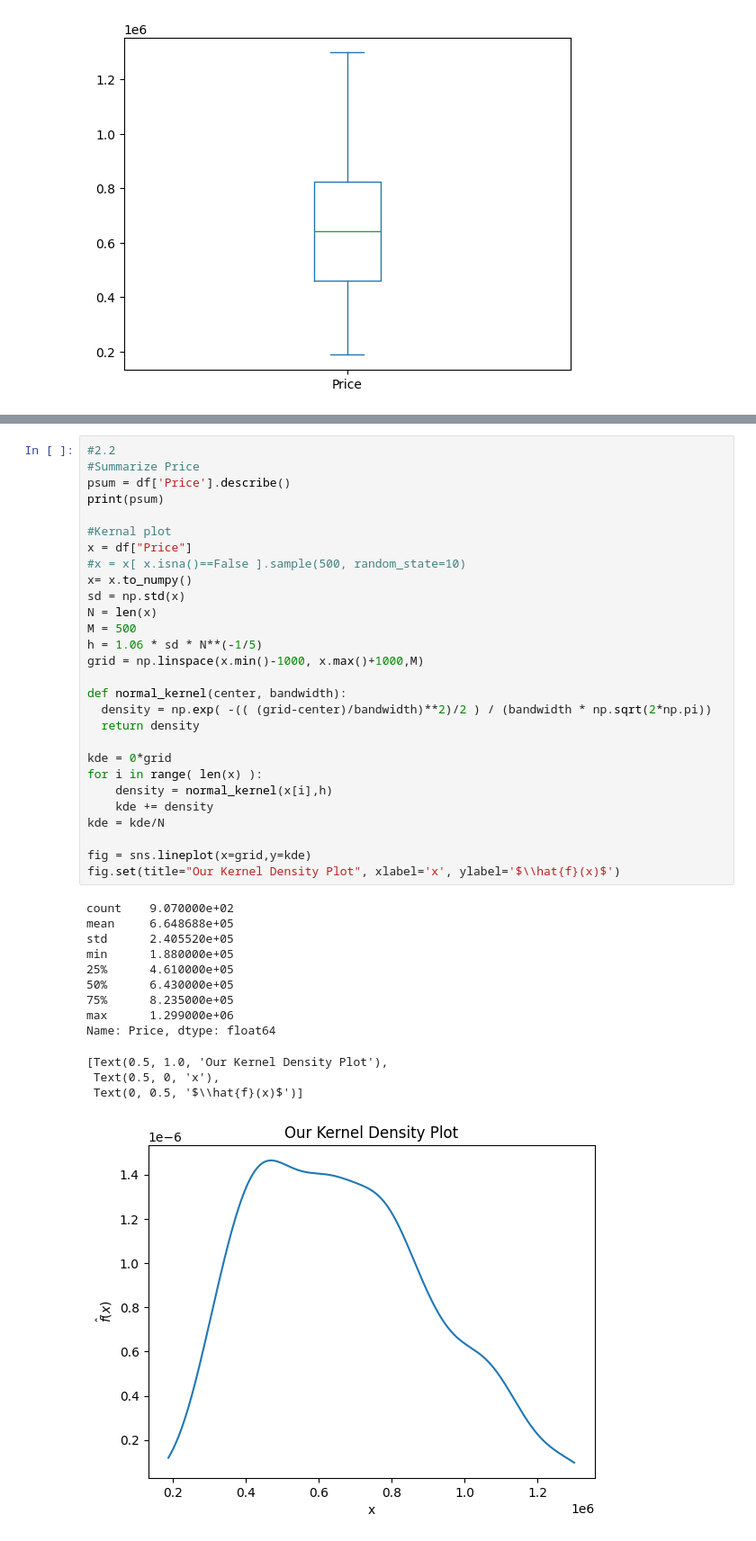
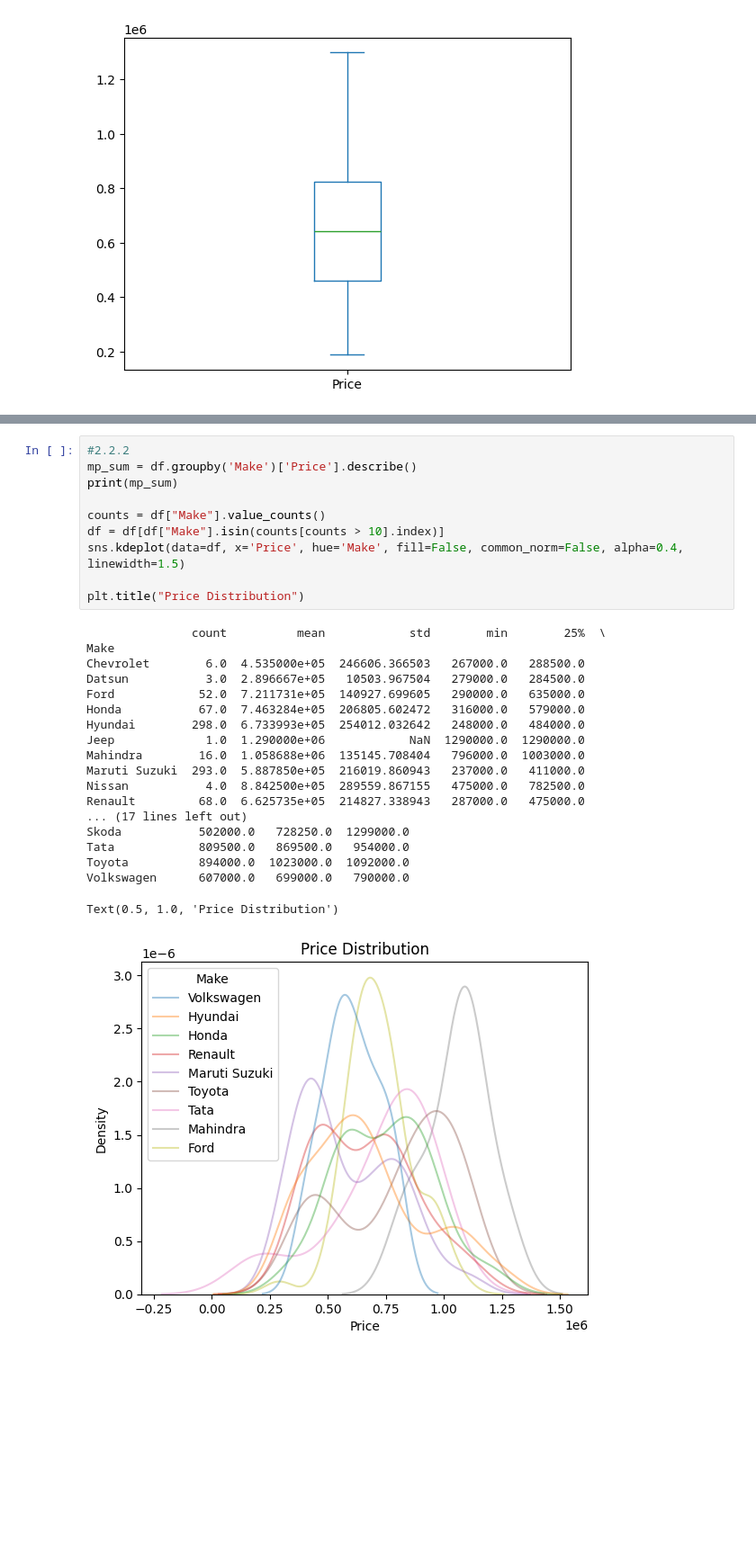
Before and after one commit to nladocsi/linear_models_assignment, a Jupyter notebook: linear_model_assignment.ipynb, the cells around one changed output, grey strips where cells are left out. Shown at 90% size. Drawn from its saved outputs; the diff is of its cells as text; blank space fills up the shorter version.

```diff
--- a/linear_model_assignment.ipynb
+++ b/linear_model_assignment.ipynb
@@ -77,45 +91,33 @@ sns.kdeplot(df["Price"].dropna(), bw_adjust=0.8, fill=False)
-# %%
-#2.2
-#Summarize Price
-psum = df['Price'].describe()
-print(psum)
-
-#Kernal plot
-x = df["Price"]
-#x = x[ x.isna()==False ].sample(500, random_state=10)
-x= x.to_numpy()
-sd = np.std(x)
-N = len(x)
-M = 500
-h = 1.06 * sd * N**(-1/5)
-grid = np.linspace(x.min()-1000, x.max()+1000,M)
-
-def normal_kernel(center, bandwidth):
-  density = np.exp( -(( (grid-center)/bandwidth)**2)/2 ) / (bandwidth * np.sqrt(2*np.pi))
-  return density
-
-kde = 0*grid
-for i in range( len(x) ):
-    density = normal_kernel(x[i],h)
-    kde += density
-kde = kde/N
-
-fig = sns.lineplot(x=grid,y=kde)
-fig.set(title="Our Kernel Density Plot", xlabel='x', ylabel='$\\hat{f}(x)$')
-# %% [output]
-count    9.070000e+02
-mean     6.648688e+05
-std      2.405520e+05
-min      1.880000e+05
-25%      4.610000e+05
-50%      6.430000e+05
-75%      8.235000e+05
-max      1.299000e+06
-Name: Price, dtype: float64
-[Text(0.5, 1.0, 'Our Kernel Density Plot'),
- Text(0.5, 0, 'x'),
- Text(0, 0.5, '$\\hat{f}(x)$')]
-[figure, removed]
+# %%
+#2.2.2
+mp_sum = df.groupby('Make')['Price'].describe()
+print(mp_sum)
+
+counts = df["Make"].value_counts()
+df = df[df["Make"].isin(counts[counts > 10].index)]
+sns.kdeplot(data=df, x='Price', hue='Make', fill=False, common_norm=False, alpha=0.4, linewidth=1.5)
+
+plt.title("Price Distribution")
+# %% [output]
+               count          mean            std        min        25%  \
+Make
+Chevrolet        6.0  4.535000e+05  246606.366503   267000.0   288500.0
+Datsun           3.0  2.896667e+05   10503.967504   279000.0   284500.0
+Ford            52.0  7.211731e+05  140927.699605   290000.0   635000.0
+Honda           67.0  7.463284e+05  206805.602472   316000.0   579000.0
+Hyundai        298.0  6.733993e+05  254012.032642   248000.0   484000.0
+Jeep             1.0  1.290000e+06            NaN  1290000.0  1290000.0
+Mahindra        16.0  1.058688e+06  135145.708404   796000.0  1003000.0
+Maruti Suzuki  293.0  5.887850e+05  216019.860943   237000.0   411000.0
+Nissan           4.0  8.842500e+05  289559.867155   475000.0   782500.0
+Renault         68.0  6.625735e+05  214827.338943   287000.0   475000.0
+... (17 lines left out)
+Skoda           502000.0   728250.0  1299000.0
+Tata            809500.0   869500.0   954000.0
+Toyota          894000.0  1023000.0  1092000.0
+Volkswagen      607000.0   699000.0   790000.0
+Text(0.5, 1.0, 'Price Distribution')
+[figure, added]
 # %% [markdown]
 **Q3.** This question refers to the `heart_hw.csv` data. It contains three variables:
 
```
Also changed, not shown: parts of 1 cell of this notebook.
